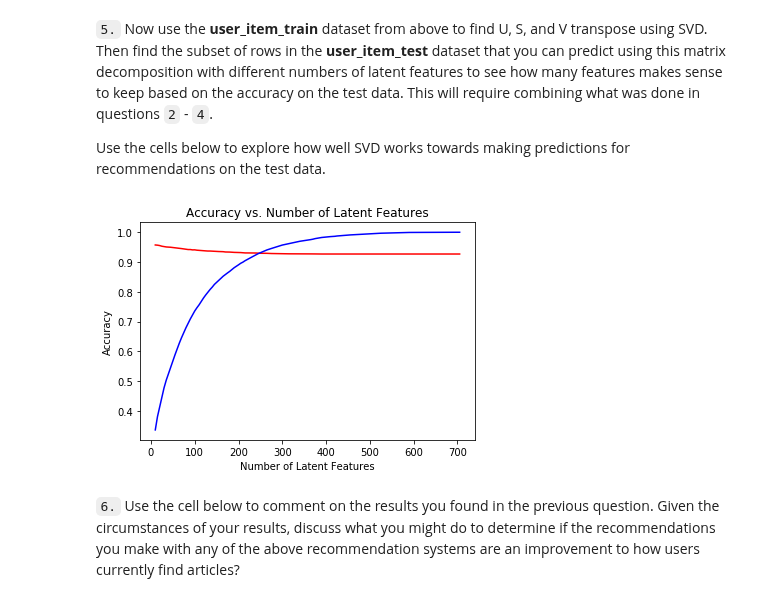
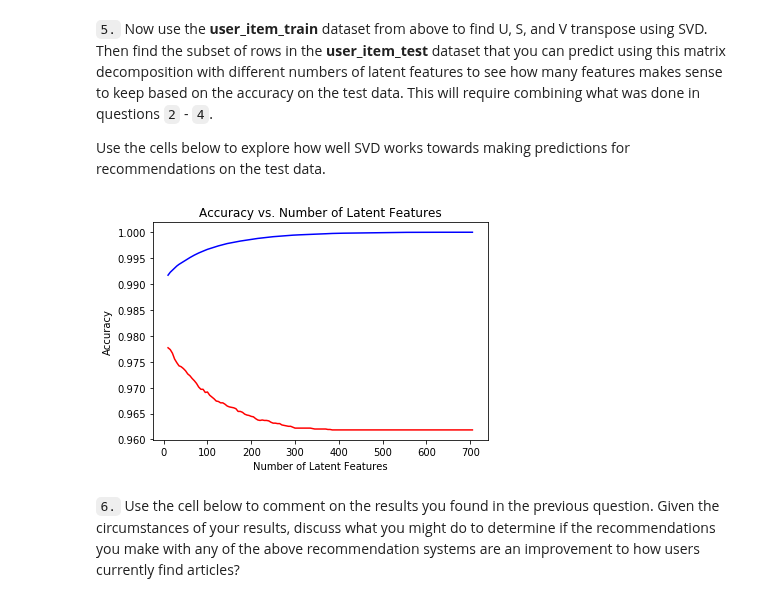
Before and after one commit to chziha/Data-Scientist-Udacity-Nanodegree, a Jupyter notebook: Recommendations-with-IBM/Recommendations_with_IBM.ipynb, the cells around one changed output. Cells and saved outputs as stored; diff of their text form; code cells hidden in the pictures.

Commit message:
feat: update the plots in part V

```diff
--- a/Recommendations-with-IBM/Recommendations_with_IBM.ipynb
+++ b/Recommendations-with-IBM/Recommendations_with_IBM.ipynb
@@ -836,35 +840,37 @@ vt_test  = vt_train[:, user_item_train.columns.isin(common_arts)]
 # %%
 num_latent_feats = np.arange(10, 700 + 10, 5)
 
 train_errs = []
 test_errs = []
 
 for k in num_latent_feats:
     s_train_k, u_train_k, vt_train_k = np.diag(s_train[:k]), u_train[:, :k], vt_train[:k, :]
     s_test_k, u_test_k, vt_test_k = np.diag(s_train[:k]), u_test[:, :k], vt_test[:k, :]
 
     user_item_train_est = np.around(np.dot(np.dot(u_train_k, s_train_k), vt_train_k))
     user_item_test_est = np.around(np.dot(np.dot(u_test_k, s_test_k), vt_test_k))
 
     diffs_train = np.subtract(user_item_train, user_item_train_est)
     diffs_test = np.subtract(user_item_test_common, user_item_test_est)
 
     # total errors and keep track of them
     train_err = np.sum(np.sum(np.abs(diffs_train)))
     test_err = np.sum(np.sum(np.abs(diffs_test)))
 
     train_errs.append(train_err)
     test_errs.append(test_err)
 
-plt.plot(num_latent_feats, 1 - np.array(test_errs) / df_test.shape[0], label = 'test', c = 'r')
-plt.plot(num_latent_feats, 1 - np.array(train_errs) / df_train.shape[0], label = 'train', c = 'b')
+plt.plot(num_latent_feats, 1 - np.array(test_errs) / (user_item_test_common.shape[0] * user_item_test_common.shape[1]),
+         label = 'test', c = 'r')
+plt.plot(num_latent_feats, 1 - np.array(train_errs) / (user_item_train.shape[0] * user_item_train.shape[1]),
+         label = 'train', c = 'b')
 plt.xlabel('Number of Latent Features')
 plt.ylabel('Accuracy')
 plt.title('Accuracy vs. Number of Latent Features')
 
 plt.show()
 # %% [output]
-[figure, old version]
+[figure, new version]
 # %% [markdown]
 `6.` Use the cell below to comment on the results you found in the previous question. Given the circumstances of your results, discuss what you might do to determine if the recommendations you make with any of the above recommendation systems are an improvement to how users currently find articles?
 # %% [markdown]
```
Also changed, not shown: parts of 4 cells of this notebook, 1 other file.
